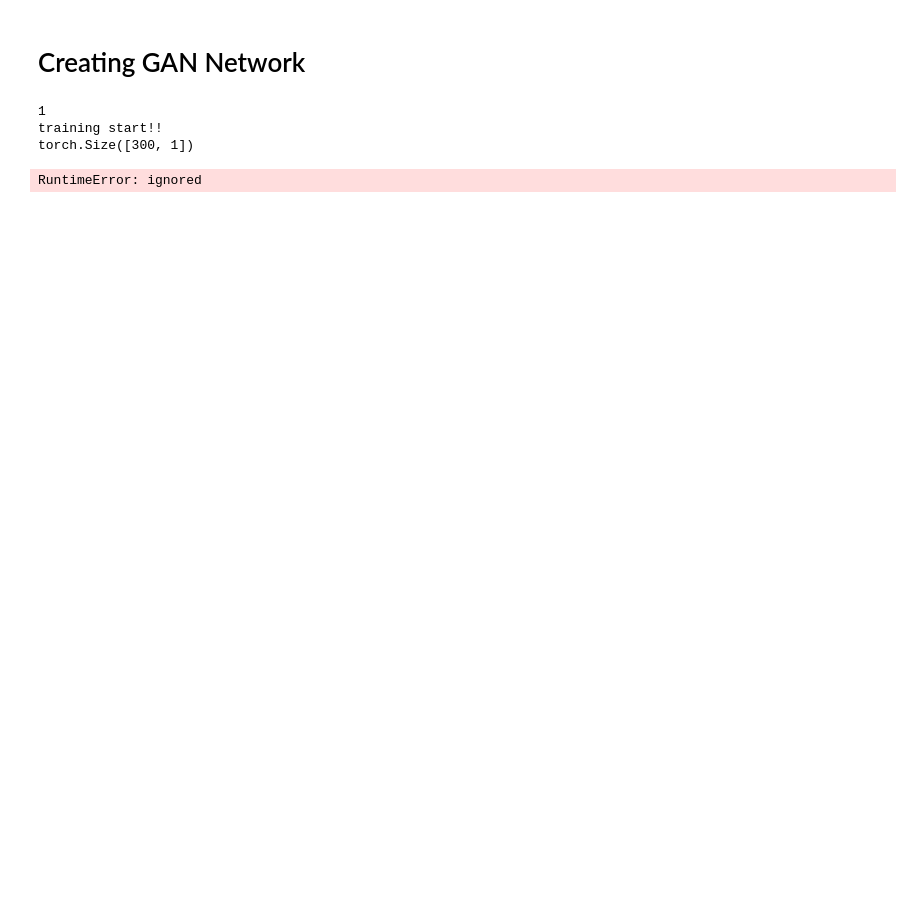
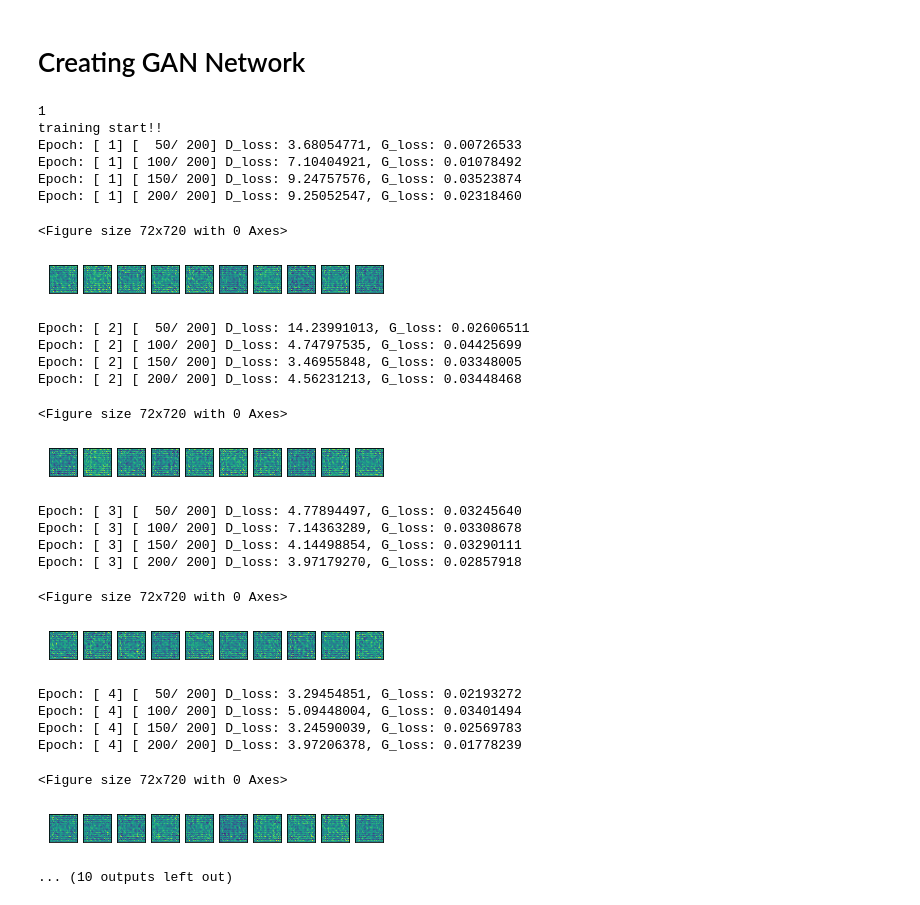
Before and after one commit to Olivia-Feldman/NUGAN-DISTGAN, a Jupyter notebook: DIST_GAN2.ipynb, the cells around one changed output. Saved outputs shown, nothing was run; the diff lists cells and outputs as text; code cells hidden in the pictures; blank space fills up the shorter version.

```diff
--- a/DIST_GAN2.ipynb
+++ b/DIST_GAN2.ipynb
@@ -174,11 +156,15 @@ def Sigmoid_logits_loss( logits,labels):
   #z = z * -torch.log(1 / (1 + torch.exp(-x))) + (1 - z) * -torch.log(torch.exp(-x) / (1 + torch.exp(-x)))
   #z = z * torch.log(1 + torch.exp(-x)) + (1 - z) * (-torch.log(torch.exp(-x)) + torch.log(1 + torch.exp(-x)))
   #z = z * torch.log(1 + torch.exp(-x)) + (1 - z) * (x + torch.log(1 + torch.exp(-x)))
-  if x >0:
-    loss = x - x * z + torch.log(1 + torch.exp(-x))
-  else:
-    loss = - x * z + torch.log(1 + torch.exp(x))
-  return loss
+  loss = 0
+  for i, x in enumerate(x):
+    for j, z in enumerate(z):
+      if x >0:
+        loss = x - x * z + torch.log(1 + torch.exp(-x))
+      else:
+        loss = - x * z + torch.log(1 + torch.exp(x))
+      loss += loss
+    return loss
 # %% [markdown]
 # Creating GAN Network
 # %%
@@ -214,13 +200,13 @@ class GAN():
         self.D = Discriminator(input_dim=data.shape[1], output_dim=1, input_size=self.input_size,base_size=self.base_size).cuda()
 
 
-        #self.A_optimizer =  optim.Adam(self.A.parameters(), lr=params['lr_g'], betas=(params['beta1'], params['beta2']),eps=1e-09)
-        #self.G_optimizer = optim.Adam(self.G.parameters(), lr=params['lr_g'], betas=(params['beta1'], params['beta2']),eps=1e-09)
-        #self.D_optimizer = optim.Adam(self.D.parameters(), lr=params['lr_g'], betas=(params['beta1'], params['beta2']),eps=1e-09)
+        self.A_optimizer =  optim.Adam(self.A.parameters(), lr=params['lr_g'], betas=(params['beta1'], params['beta2']),eps=1e-09)
+        self.G_optimizer = optim.Adam(self.G.parameters(), lr=params['lr_g'], betas=(params['beta1'], params['beta2']),eps=1e-09)
+        self.D_optimizer = optim.Adam(self.D.parameters(), lr=params['lr_g'], betas=(params['beta1'], params['beta2']),eps=1e-09)
 
-        self.A_optimizer = optim.SGD(self.A.parameters(),lr=params['lr_g'])
-        self.G_optimizer = optim.SGD(self.G.parameters(),lr=params['lr_g'])
-        self.D_optimizer = optim.SGD(self.D.parameters(),lr=params['lr_g'])
+        #self.A_optimizer = optim.SGD(self.A.parameters(),lr=params['lr_g'])
+        #self.G_optimizer = optim.SGD(self.G.parameters(),lr=params['lr_g'])
+        #self.D_optimizer = optim.SGD(self.D.parameters(),lr=params['lr_g'])
         # initialization of the loss function Hinge Embedding loss ( from paper )
 
         self.BCE = nn.BCEWithLogitsLoss().cuda()
@@ -287,7 +273,7 @@ class GAN():
                 #print("\tR_loss:", R_loss.shape)
                 f = torch.mean(D_recon - D_fake) #distance between reconstructed imgs and reconstructed fake imgs
                 #print("\tf:", f.shape)
-                g = torch.mean(recon - z_) * 0.8838  # distance between reconstruced imgs and noise
+                g = torch.mean(recon - z_) * 1.25  # distance between reconstruced imgs and noise
                 #print("\tg:", g.shape)
                 R_reg = torch.square(f - g)
 
@@ -308,7 +294,7 @@ class GAN():
                 #Train Generator with G_Loss
                 self.G_optimizer.zero_grad()
 
-                G_loss = torch.abs(torch.mean(D_recon_prob)- torch.mean(D_fake_prob))
+                G_loss = torch.abs(torch.mean(D_real_prob)- torch.mean(D_fake_prob))
                 G_loss.backward()
                 self.G_optimizer.step()
 
@@ -322,18 +308,19 @@ class GAN():
                 D_fake_prob, D_fake_logits,D_fake = self.D(X_f.detach())
 
 
+
                 # interpolation
                 epsilon = torch.rand(x_.size())
                 epsilon = epsilon.cuda()
                 interpolation = x_ * epsilon + (1-epsilon) * X_f
                 d_inter_prob, d_inter_logits, d_inter = self.D(interpolation)
                 # Gradien Penalty
-                gradients = torch_grad(d_inter_prob, interpolation, grad_outputs=torch.ones(d_inter_prob.size()).cuda())[0]
+                gradients = torch_grad(d_inter_logits, interpolation, grad_outputs=torch.ones(d_inter_logits.size()).cuda())[0]
 
                 slopes = torch.square(torch.mean(torch.square(gradients)))
                 gp = torch.mean((slopes-1)**2)
 
-                print(D_real_logits.shape)
+                #print(D_real_logits.shape)
 
                 # Discriminator loss on data
                 d_loss_real = torch.mean(Sigmoid_logits_loss( D_real_logits,torch.ones_like(D_real_prob)))
@@ -433,17 +420,40 @@ def digit_frequency(gan):
     plt.ylabel("Quantity")
     plt.title("Labels in MNIST 784 dataset")
 # %%
-#params = {'beta1': 0.05, 'beta2': 0.999,'lr_g':0.0002,'lr_d':0.0002,'max_epochs':100}
-params = {'lr_g':0.0002,'max_epochs':100}
+params = {'beta1': 0.05, 'beta2': 0.999,'lr_g':0.0002,'lr_d':0.0002,'max_epochs':100}
+#params = {'lr_g':0.0002,'max_epochs':100}
 params['z_dim'] = 128
 params['base_size'] = 64
 
 gan = GAN(params)
 
 
 gan.train()
 # %% [output]
 1
 training start!!
-torch.Size([300, 1])
+Epoch: [ 1] [  50/ 200] D_loss: 3.68054771, G_loss: 0.00726533
+Epoch: [ 1] [ 100/ 200] D_loss: 7.10404921, G_loss: 0.01078492
+Epoch: [ 1] [ 150/ 200] D_loss: 9.24757576, G_loss: 0.03523874
+Epoch: [ 1] [ 200/ 200] D_loss: 9.25052547, G_loss: 0.02318460
-RuntimeError: ignored
+<Figure size 72x720 with 0 Axes>
+[figure, added]
+Epoch: [ 2] [  50/ 200] D_loss: 14.23991013, G_loss: 0.02606511
+Epoch: [ 2] [ 100/ 200] D_loss: 4.74797535, G_loss: 0.04425699
+Epoch: [ 2] [ 150/ 200] D_loss: 3.46955848, G_loss: 0.03348005
+Epoch: [ 2] [ 200/ 200] D_loss: 4.56231213, G_loss: 0.03448468
+<Figure size 72x720 with 0 Axes>
+[figure, added]
+Epoch: [ 3] [  50/ 200] D_loss: 4.77894497, G_loss: 0.03245640
+Epoch: [ 3] [ 100/ 200] D_loss: 7.14363289, G_loss: 0.03308678
+Epoch: [ 3] [ 150/ 200] D_loss: 4.14498854, G_loss: 0.03290111
+Epoch: [ 3] [ 200/ 200] D_loss: 3.97179270, G_loss: 0.02857918
+<Figure size 72x720 with 0 Axes>
+[figure, added]
+Epoch: [ 4] [  50/ 200] D_loss: 3.29454851, G_loss: 0.02193272
+Epoch: [ 4] [ 100/ 200] D_loss: 5.09448004, G_loss: 0.03401494
+Epoch: [ 4] [ 150/ 200] D_loss: 3.24590039, G_loss: 0.02569783
+Epoch: [ 4] [ 200/ 200] D_loss: 3.97206378, G_loss: 0.01778239
+<Figure size 72x720 with 0 Axes>
+[figure, added]
+... (10 outputs left out)
```
Also changed, not shown: parts of 1 cell of this notebook.
